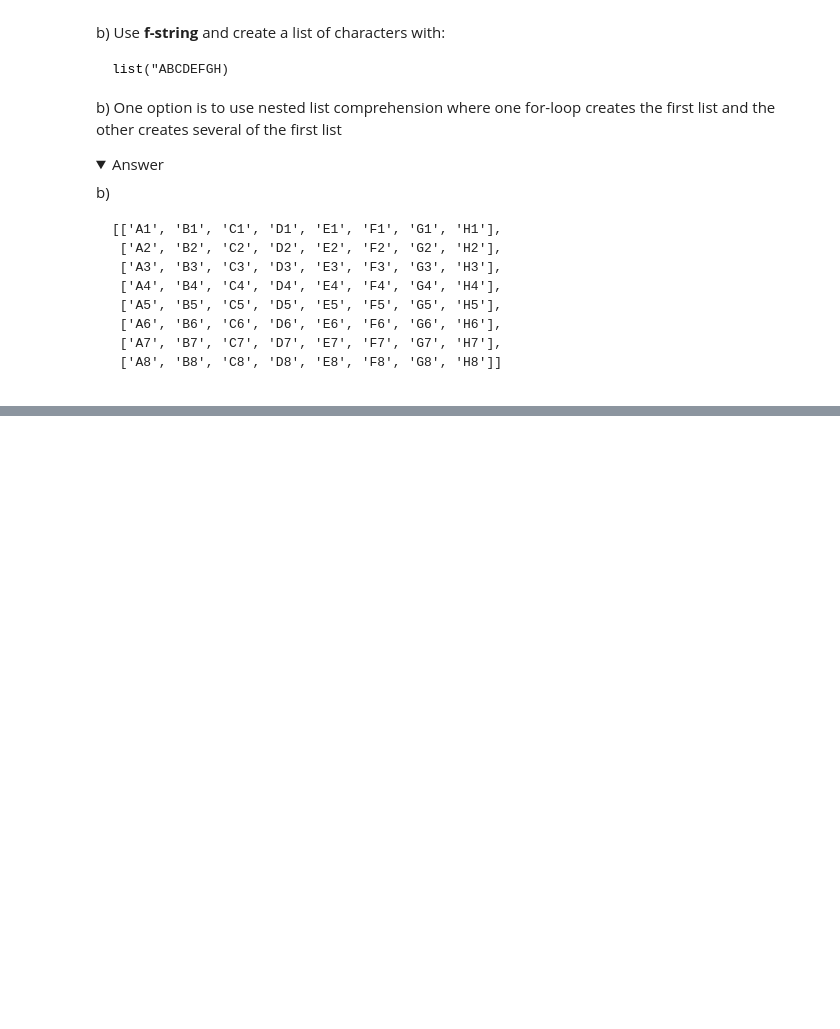
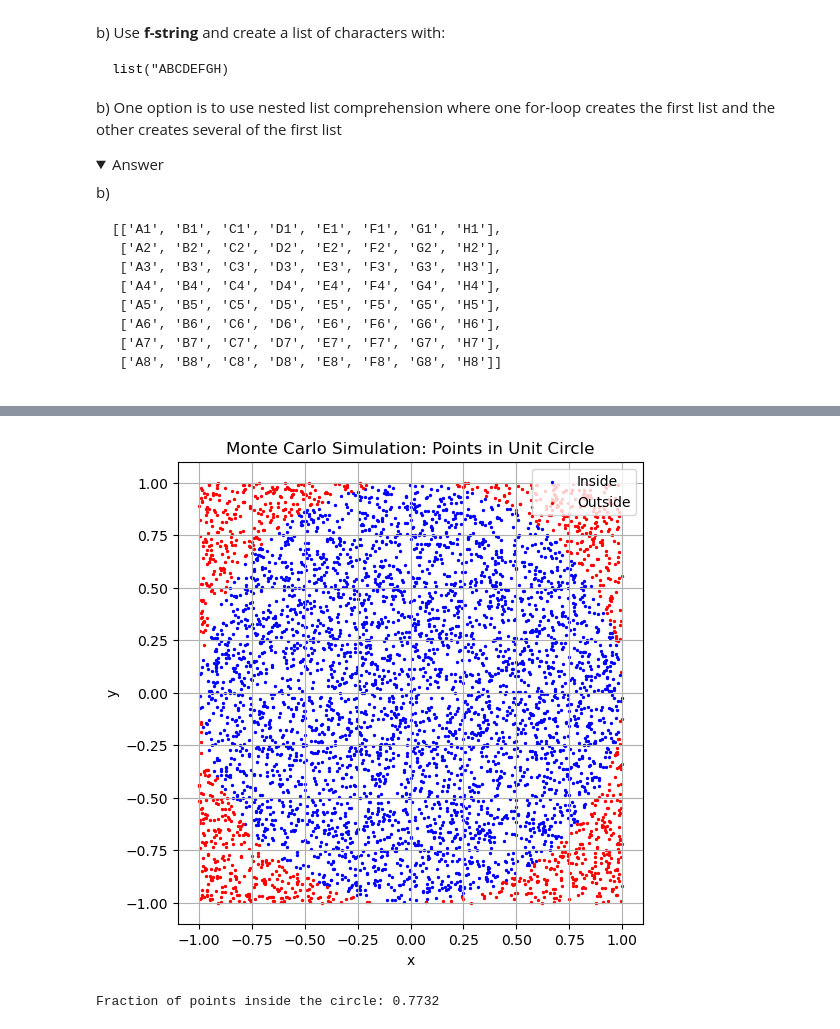
Before and after one commit to Md-Ruhul-Amin-Rony/python-exercise, a Jupyter notebook: 04_list_exercise.ipynb, the cells around one changed output, grey strips where cells are left out. Cells and saved outputs as stored; diff of their text form; code cells hidden in the pictures; folded sections open; blank space fills up the shorter version.

```diff
--- a/04_list_exercise.ipynb
+++ b/04_list_exercise.ipynb
@@ -277,6 +327,42 @@ No answer here, try to prove it theoretically.
 
 
 </details>
+# %%
+import random
+import matplotlib.pyplot as plt
+
+# a) Simulate 5000 points uniformly distributed between -1 and 1 for both x and y
+random.seed(1)
+num_points = 5000
+x_points = [random.uniform(-1, 1) for _ in range(num_points)]
+y_points = [random.uniform(-1, 1) for _ in range(num_points)]
+
+# Calculate Euclidean distance from origin for each point
+distances = [((x_points[i])**2 + (y_points[i])**2)**0.5 for i in range(num_points)]
+
+# Separate points inside and outside the unit circle
+x_inside = [x_points[i] for i in range(num_points) if distances[i] < 1]
+y_inside = [y_points[i] for i in range(num_points) if distances[i] < 1]
+x_outside = [x_points[i] for i in range(num_points) if distances[i] >= 1]
+y_outside = [y_points[i] for i in range(num_points) if distances[i] >= 1]
+
+# Plot points: inside (blue), outside (red)
+plt.figure(figsize=(6,6))
+plt.scatter(x_inside, y_inside, color='blue', s=2, label='Inside')
+plt.scatter(x_outside, y_outside, color='red', s=2, label='Outside')
+plt.title("Monte Carlo Simulation: Points in Unit Circle")
+plt.xlabel("x")
+plt.ylabel("y")
+plt.legend()
+plt.grid()
+plt.show()
+
+# b) Calculate fraction of points inside the circle
+fraction_inside = len(x_inside) / num_points
+print(f"Fraction of points inside the circle: {fraction_inside:.4f}")
+# %% [output]
+[figure, added]
+Fraction of points inside the circle: 0.7732
 # %% [markdown]
 ---
 ## 7. A cute rabbit among two ferocious snakes (***)
```
Also changed, not shown: parts of 3 cells of this notebook.
